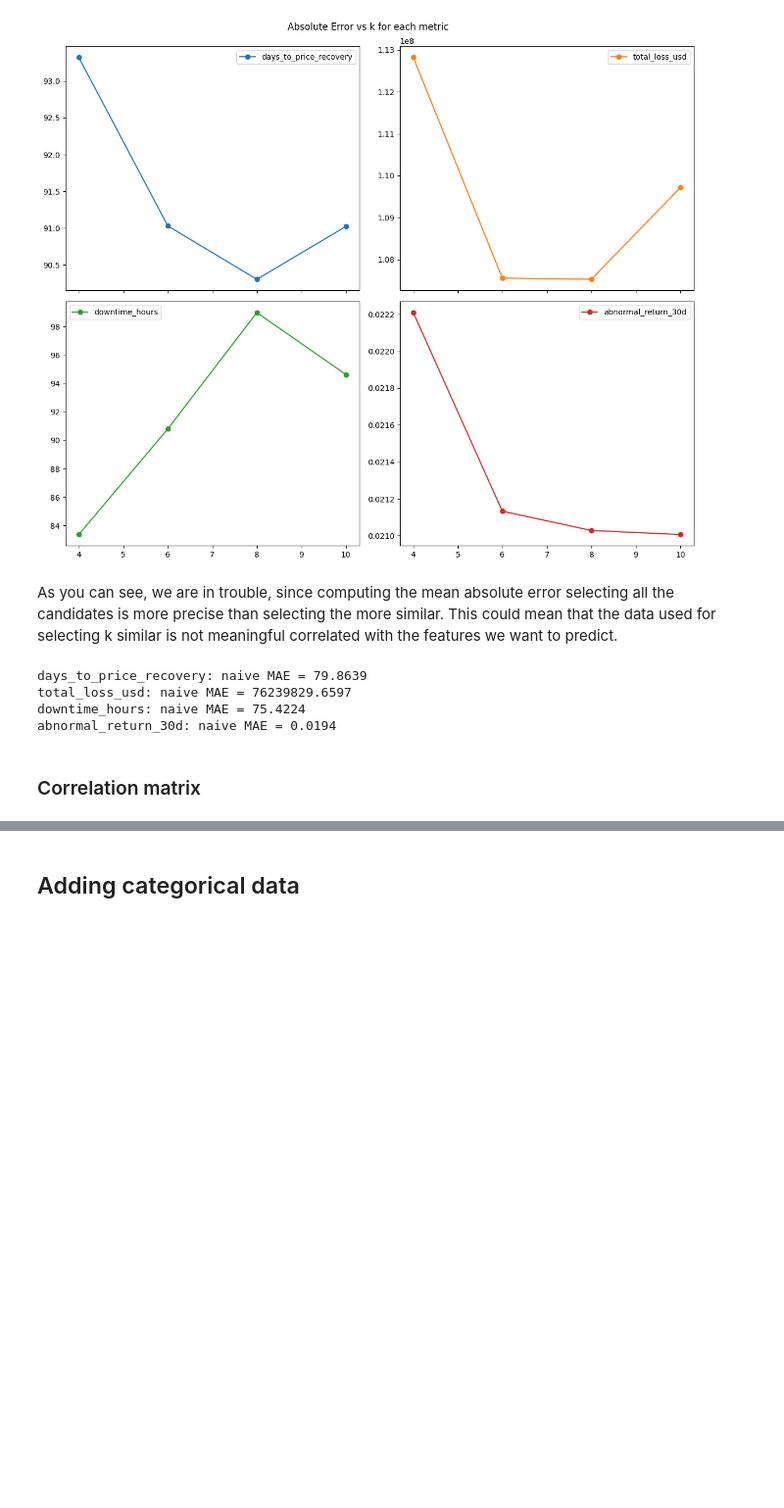
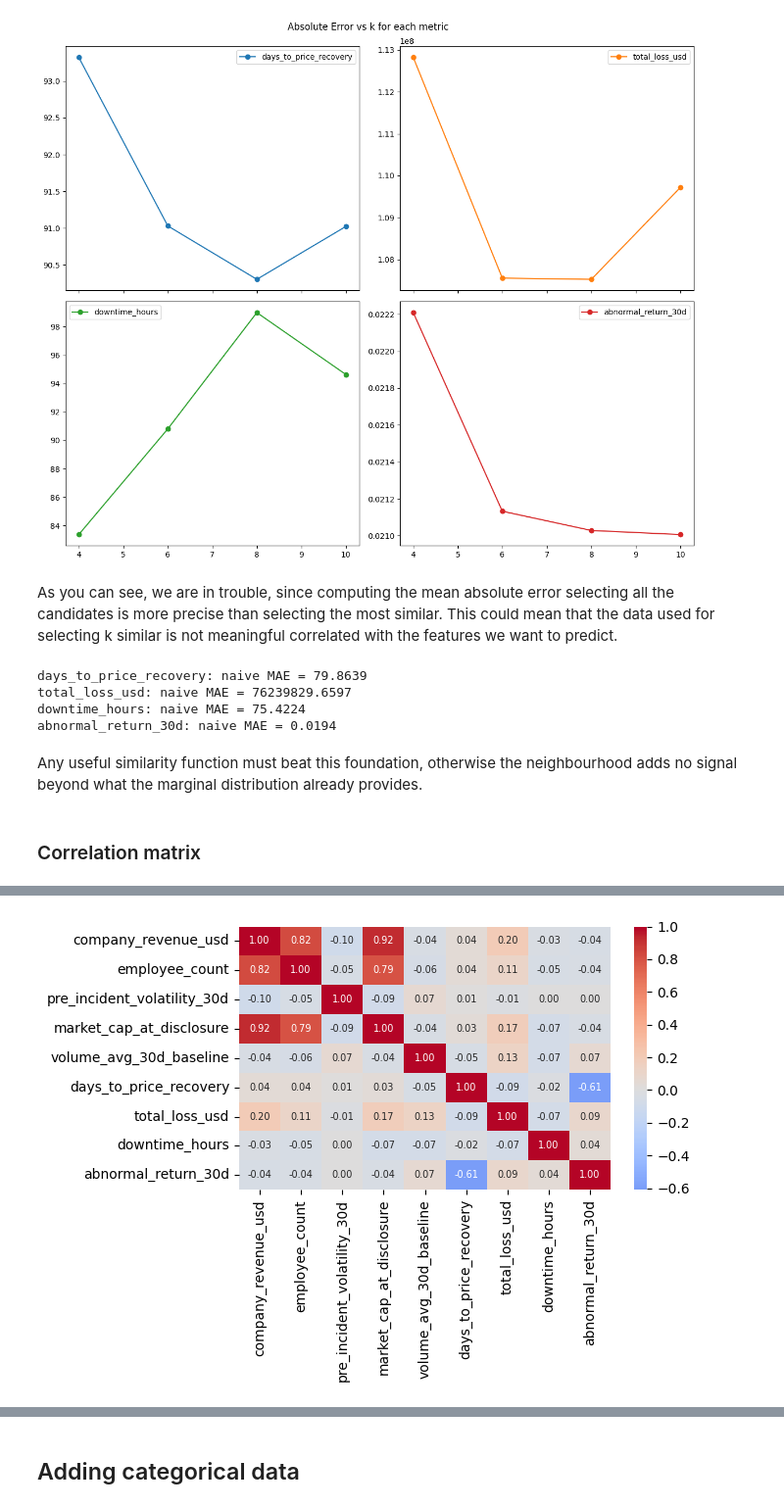
Before and after one commit to ItsAlexar/cybersecurity_breach_impact, a Jupyter notebook: recommender_system.ipynb, the cells around one changed output, grey strips where cells are left out. Shown at 98% size. Drawn from its saved outputs; the diff is of its cells as text; code cells hidden in the pictures; blank space fills up the shorter version.

```diff
--- a/recommender_system.ipynb
+++ b/recommender_system.ipynb
@@ -189,7 +216,7 @@ plt.show()
 # %% [output]
 [figure]
 # %% [markdown]
-As you can see, we are in trouble, since computing the mean absolute error selecting all the candidates is more precise than selecting the more similar. This could mean that the data used for selecting k similar is not meaningful correlated with the features we want to predict.
+As you can see, we are in trouble, since computing the mean absolute error selecting all the candidates is more precise than selecting the most similar. This could mean that the data used for selecting k similar is not meaningful correlated with the features we want to predict.
 # %%
 from sklearn.dummy import DummyRegressor
 
@@ -203,6 +230,8 @@ days_to_price_recovery: naive MAE = 79.8639
 total_loss_usd: naive MAE = 76239829.6597
 downtime_hours: naive MAE = 75.4224
 abnormal_return_30d: naive MAE = 0.0194
+# %% [markdown]
+Any useful similarity function must beat this foundation, otherwise the neighbourhood adds no signal beyond what the marginal distribution already provides.
 # %% [markdown]
 ### Correlation matrix
 # %%
@@ -228,3 +257,10 @@ corr.style.background_gradient(cmap='coolwarm')
 | total_loss_usd | 0.199376 | 0.108229 | -0.012511 | 0.173857 | 0.131459 | ... |
 | downtime_hours | -0.034206 | -0.048387 | 0.003372 | -0.071857 | -0.073030 | ... |
 | abnormal_return_30d | -0.044426 | -0.040585 | 0.004502 | -0.042653 | 0.065777 | ... |
+# %%
+fig, ax = plt.subplots(figsize=(7,5))
+sns.heatmap(corr, cmap='coolwarm', center=0, ax=ax, annot=True, fmt='.2f', annot_kws={'size':7})
+plt.tight_layout()
+plt.savefig('heatmap.pdf')
+# %% [output]
+[figure, added]
```
Also changed, not shown: parts of 21 cells of this notebook, 1 other file.
